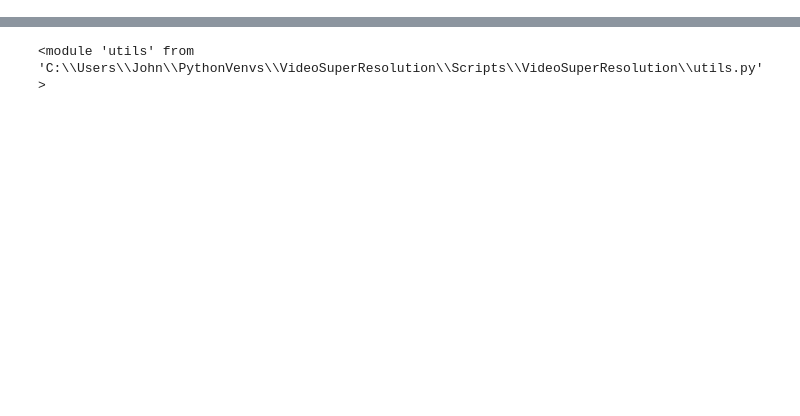
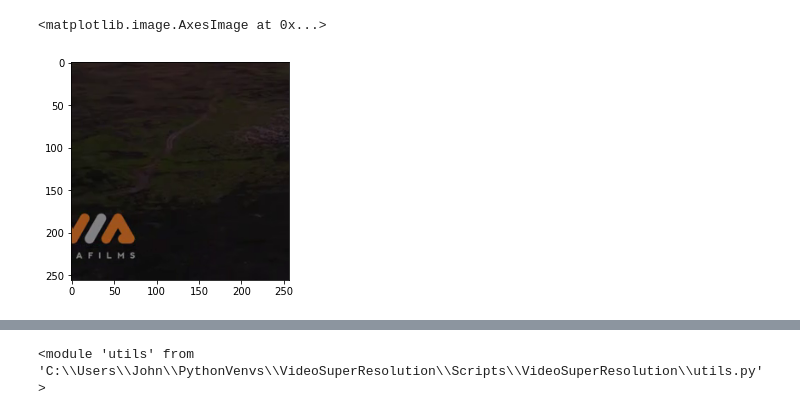
Before and after one commit to JRJacoby/VideoSuperResolution, a Jupyter notebook: VideoSuperResolution.ipynb, the cells around one changed output, grey strips where cells are left out. Cells and saved outputs as stored; diff of their text form; code cells hidden in the pictures; blank space fills up the shorter version.

```diff
--- a/VideoSuperResolution.ipynb
+++ b/VideoSuperResolution.ipynb
@@ -92,0 +122,5 @@ with h5py.File(r'E:\hdf5_file.hdf5', 'r') as data:
+# %%
+plt.imshow(y[0, 0, :, :, :].cpu().detach().permute(1, 2, 0))
+# %% [output]
+<matplotlib.image.AxesImage at 0x...>
+[figure, added]
```
Also changed, not shown: parts of 4 cells of this notebook, 22 other files.
